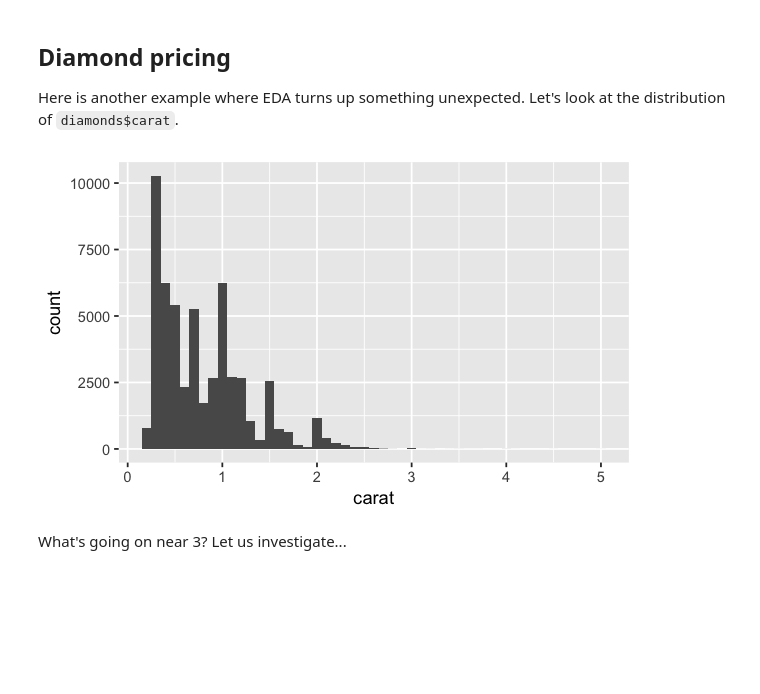
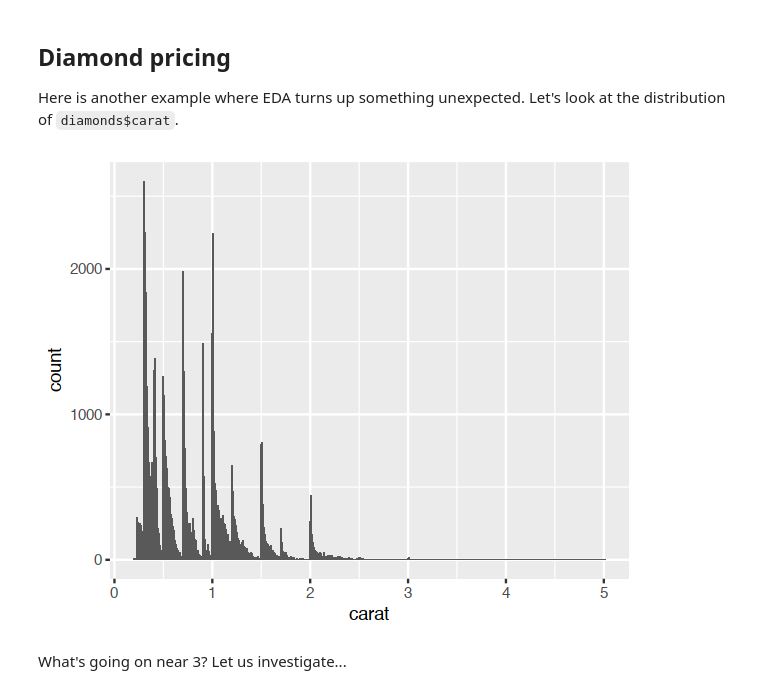
Before and after one commit to terhorst/stats306, a Jupyter notebook: lectures/lecture05/Lecture05.ipynb, the cells around one changed output. Drawn from its saved outputs; the diff is of its cells as text; code cells hidden in the pictures; blank space fills up the shorter version.

```diff
--- a/lectures/lecture05/Lecture05.ipynb
+++ b/lectures/lecture05/Lecture05.ipynb
@@ -498,9 +554,10 @@ Reproduce the following plot, showing the age distribution of billionaires betwe
 Here is another example where EDA turns up something unexpected. Let's look at the distribution of `diamonds$carat`.
 # %%
 ggplot(data = diamonds) +
-    geom_histogram(mapping = aes(x = carat), binwidth = .1)
+    geom_histogram(mapping = aes(x = carat),
+                   binwidth = .01)
 # %% [output]
-[figure, old version]
+[figure, new version]
 # %% [markdown]
 What's going on near 3? Let us investigate...
 # %%
```
Also changed, not shown: parts of 24 cells of this notebook.
